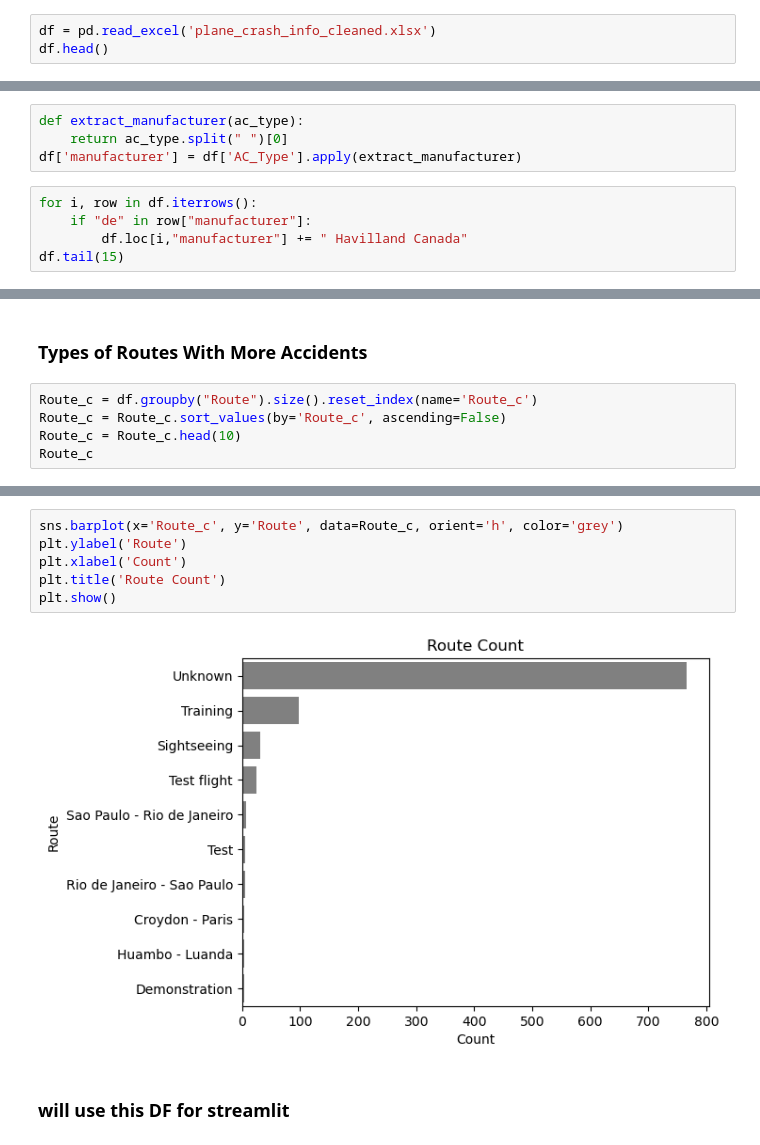
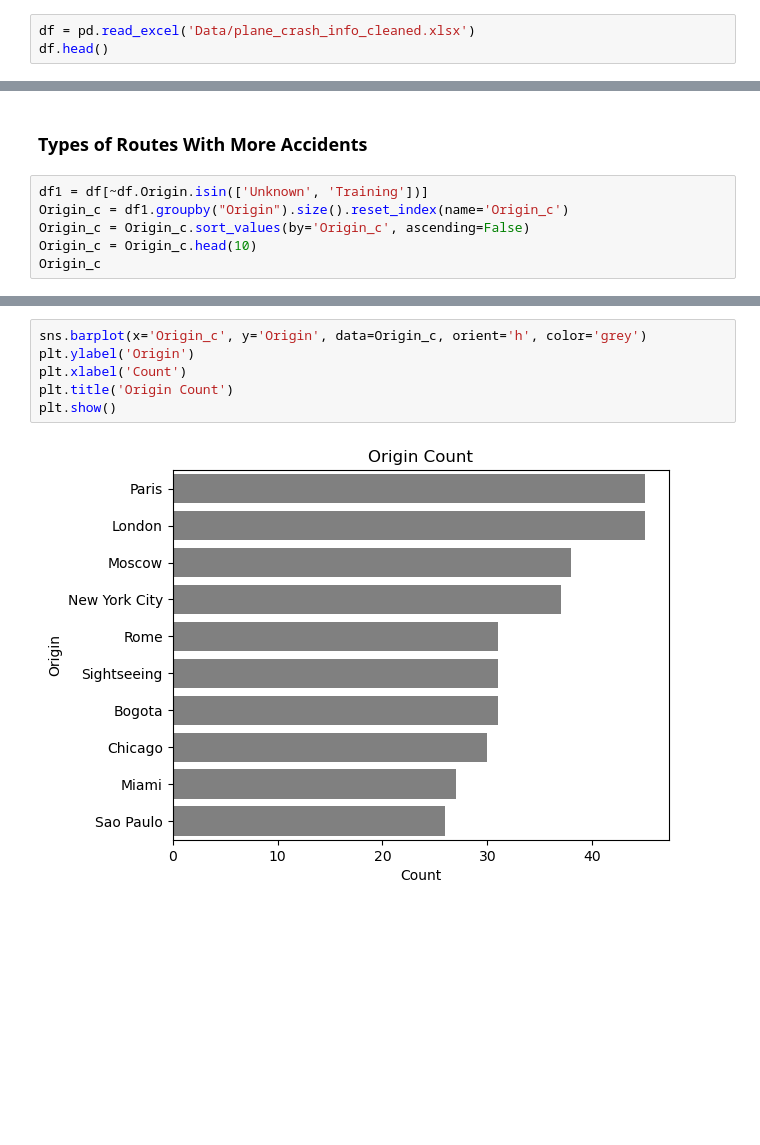
Before and after one commit to marxio09dio/Airplanes-Crashes-Study, a Jupyter notebook: eda.ipynb, the cells around one changed output, grey strips where cells are left out. Cells and saved outputs as stored; diff of their text form; blank space fills up the shorter version.

```diff
--- a/eda.ipynb
+++ b/eda.ipynb
@@ -14,6 +6,6 @@ import seaborn as sn
 import matplotlib.pyplot as plt
 import seaborn as sns
 # %%
-df = pd.read_excel('plane_crash_info_cleaned.xlsx')
+df = pd.read_excel('Data/plane_crash_info_cleaned.xlsx')
 df.head()
 # %% [output]
@@ -187,9 +184,0 @@ plt.show()
-# %%
-def extract_manufacturer(ac_type):
-    return ac_type.split(" ")[0]
-df['manufacturer'] = df['AC_Type'].apply(extract_manufacturer)
-# %%
-for i, row in df.iterrows():
-    if "de" in row["manufacturer"]:
-        df.loc[i,"manufacturer"] += " Havilland Canada"
-df.tail(15)
@@ -265,8 +237,9 @@ plt.show()
 # %% [markdown]
 ### Types of Routes With More Accidents
 # %%
-Route_c = df.groupby("Route").size().reset_index(name='Route_c')
-Route_c = Route_c.sort_values(by='Route_c', ascending=False)
-Route_c = Route_c.head(10)
-Route_c
+df1 = df[~df.Origin.isin(['Unknown', 'Training'])]
+Origin_c = df1.groupby("Origin").size().reset_index(name='Origin_c')
+Origin_c = Origin_c.sort_values(by='Origin_c', ascending=False)
+Origin_c = Origin_c.head(10)
+Origin_c
 # %% [output]
@@ -284,10 +257,8 @@ Route_c
 # %%
-sns.barplot(x='Route_c', y='Route', data=Route_c, orient='h', color='grey')
-plt.ylabel('Route')
+sns.barplot(x='Origin_c', y='Origin', data=Origin_c, orient='h', color='grey')
+plt.ylabel('Origin')
 plt.xlabel('Count')
-plt.title('Route Count')
+plt.title('Origin Count')
 plt.show()
 # %% [output]
-[figure, old version]
+[figure, new version]
-# %% [markdown]
-### will use this DF for streamlit
```
Also changed, not shown: parts of 16 cells of this notebook.
